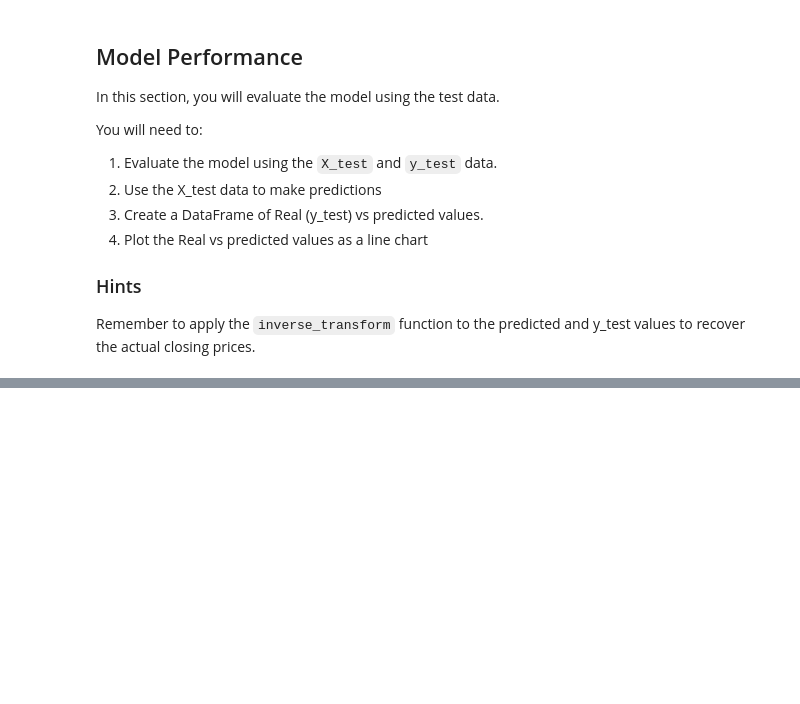
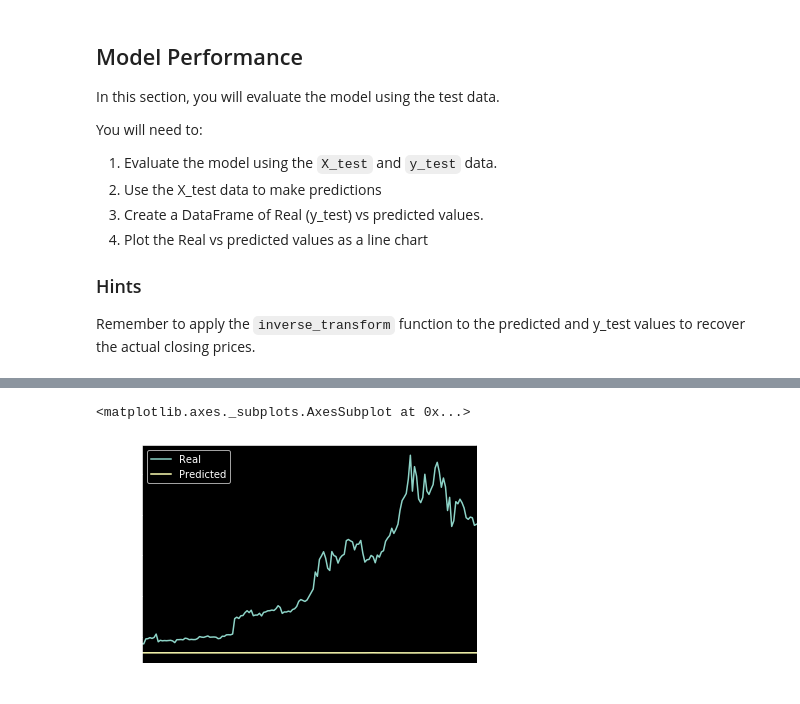
Before and after one commit to awanzek/deep_learning_hw, a Jupyter notebook: lstm_stock_predictor_fng.ipynb, the cells around one changed output, grey strips where cells are left out. Cells and saved outputs as stored; diff of their text form; code cells hidden in the pictures; blank space fills up the shorter version.

```diff
--- a/lstm_stock_predictor_fng.ipynb
+++ b/lstm_stock_predictor_fng.ipynb
@@ -259,4 +251,5 @@ stocks.head()
 # %%
 # Plot the real vs predicted values as a line chart
 # YOUR CODE HERE!
+stocks.plot()
 # %% [output]
@@ -263,0 +256,2 @@ stocks.head()
+<matplotlib.axes._subplots.AxesSubplot at 0x...>
+[figure, added]
```
Also changed, not shown: parts of 12 cells of this notebook, 1 other file.
